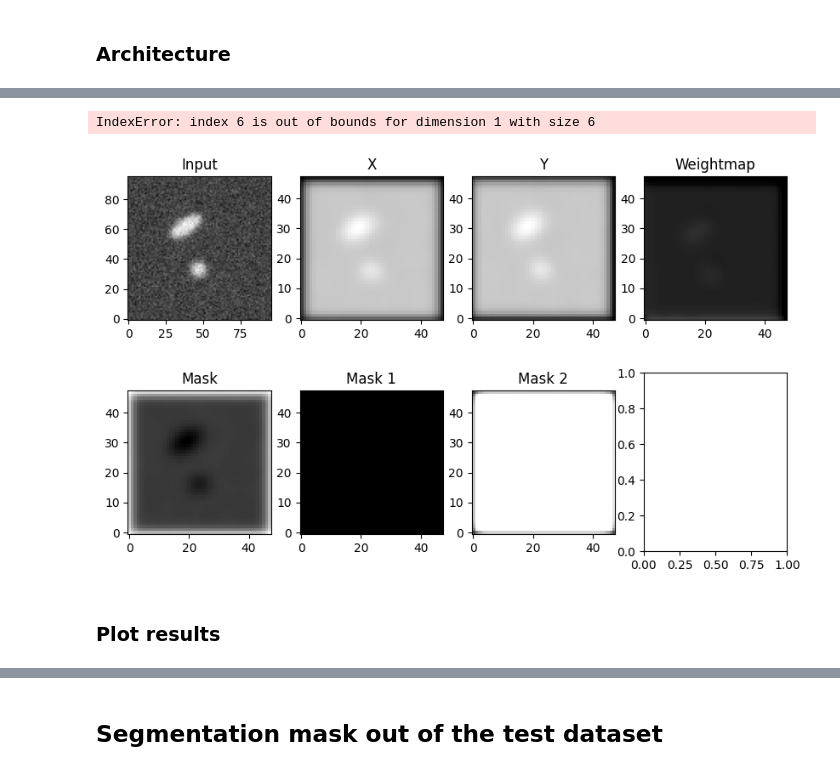
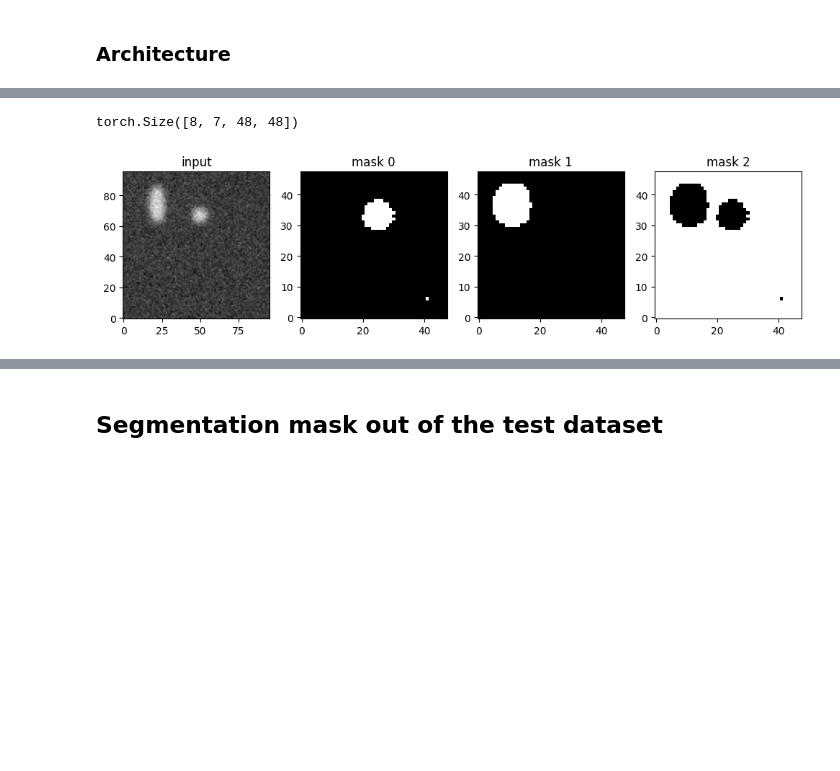
Before and after one commit to AlonsoCid/TFM_LodeSTAR, a Jupyter notebook: lodestar2.ipynb, the cells around one changed output, grey strips where cells are left out. Saved outputs shown, nothing was run; the diff lists cells and outputs as text; code cells hidden in the pictures; blank space fills up the shorter version.

Commit message:
lodestar2.ipynb fix

```diff
--- a/lodestar2.ipynb
+++ b/lodestar2.ipynb
@@ -401,6 +406,6 @@ class LodeSTAR(Application):
 # %%
 from torch.utils.data import DataLoader
-dataloader = DataLoader(train_dataset, batch_size=8, shuffle=True)
+dataloader = DataLoader(train_dataset, batch_size=16, shuffle=True)
 # %%
 import deeplay as dl
 import numpy as np
@@ -409,5 +416,5 @@ lodestar = LodeSTAR(optimizer=dl.Adam(lr=1e-4), num_classes=2).build()
 # %%
-trainer_lodestar = dl.Trainer(max_epochs=100, accelerator='cpu')
+trainer_lodestar = dl.Trainer(max_epochs=150, accelerator='cpu')
 # %%
 trainer_lodestar.fit(lodestar, dataloader)
 # %% [output]
@@ -494,33 +501,24 @@ plt.show()
 # %%
-sample = 0
+test_dataloader = DataLoader(test_dataset, batch_size=8, shuffle=False)
 
+lodestar.eval()
+data,part1,part2,pos1,pos2 = next(iter(test_dataloader))
+output = lodestar((data)).detach()
+print(output.shape)
 plt.figure(figsize=(10, 6))
-for i in range(8):
+for i in range(4):
 	plt.subplot(2, 4, i + 1)
 	if i==0:
-		plt.imshow(data[sample,...].squeeze(), cmap="gray", origin="lower")
-		plt.title('Input')
-	elif i==1:
-		plt.imshow(output[sample,i-1,...], cmap="gray", origin="lower")
-		plt.title('X')
-	elif i==2:
-		plt.imshow(output[sample,i-1,...], cmap="gray", origin="lower")
-		plt.title('Y')
-	elif i==3:
-		plt.imshow(output[sample,i-1,...], cmap="gray", origin="lower", vmin=0,vmax=1)
-		plt.title('Weightmap')
-	elif i==4:
-		plt.imshow(output[sample,i-1,...], cmap="gray", origin="lower")
-		plt.title('Mask')
+		plt.imshow(data[1,...].squeeze(), cmap="gray", origin="lower")
+		plt.title('input')
 	else:
-		plt.imshow(output[sample,i-1,...], cmap="gray", origin="lower", vmin=0,vmax=1)
-		if i < 7:
-			plt.title('Mask ' + str(i-4))
-		else:
-			plt.title('Background')
-
+		plt.imshow(output[1,3+i,...], cmap="gray", origin="lower", vmin=0,vmax=1)
+		plt.title('mask ' + str(i-1))
 plt.tight_layout()
 plt.show()
+
+# plt.figure(figsize=(4, 4))
+# plt.imshow(output[1,1,...].squeeze(), cmap="gray", origin="lower", vmin=0,vmax=300)
 # %% [output]
-IndexError: index 6 is out of bounds for dimension 1 with size 6
+torch.Size([8, 7, 48, 48])
-[figure, old version]
+[figure, new version]
@@ -532,2 +524,0 @@ output = lode_star_instance.model(data)
-# %% [markdown]
-### Plot results
```
Also changed, not shown: parts of 18 cells of this notebook.
